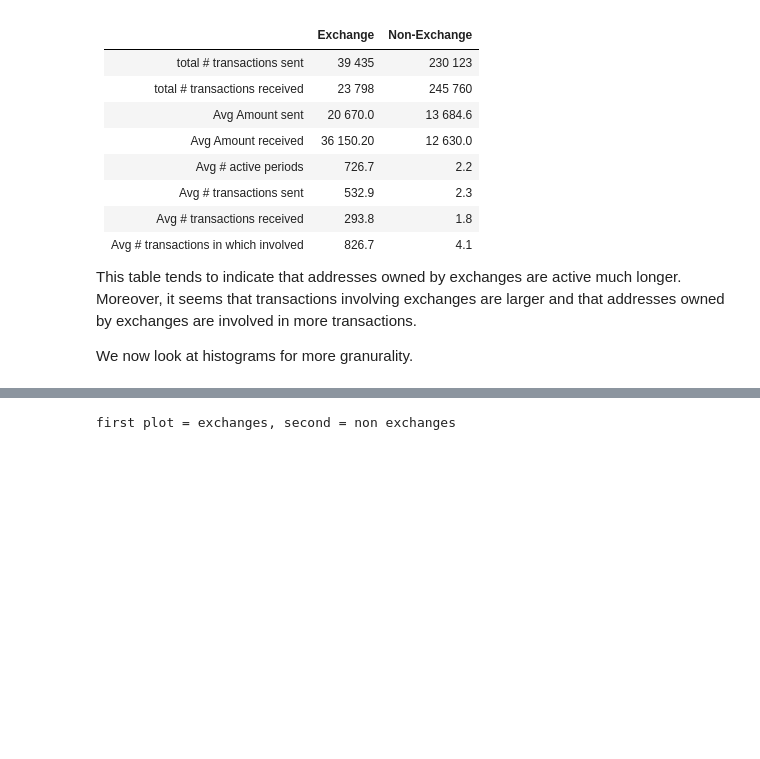
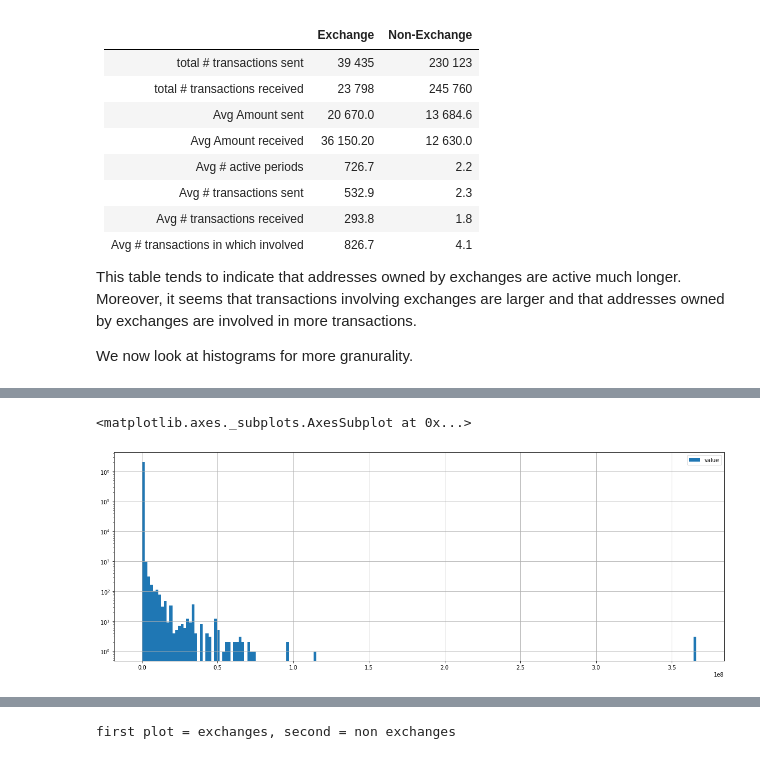
Before and after one commit to jjbl99/DL_ens, a Jupyter notebook: data_visualisation.ipynb, the cells around one changed output, grey strips where cells are left out. Cells and saved outputs as stored; diff of their text form; code cells hidden in the pictures; blank space fills up the shorter version.

```diff
--- a/data_visualisation.ipynb
+++ b/data_visualisation.ipynb
@@ -272,0 +304,6 @@ plot of the distribution of transaction value
+# %%
+fig, ax = plt.subplots(1,figsize = (20,7))
+frame.loc[(frame['receive_is_id']==0)&(frame['send_is_id']==0)]['value'].hist(bins = 200,log=True,legend=True)
+# %% [output]
+<matplotlib.axes._subplots.AxesSubplot at 0x...>
+[figure, added]
```
Also changed, not shown: parts of 39 cells of this notebook.
